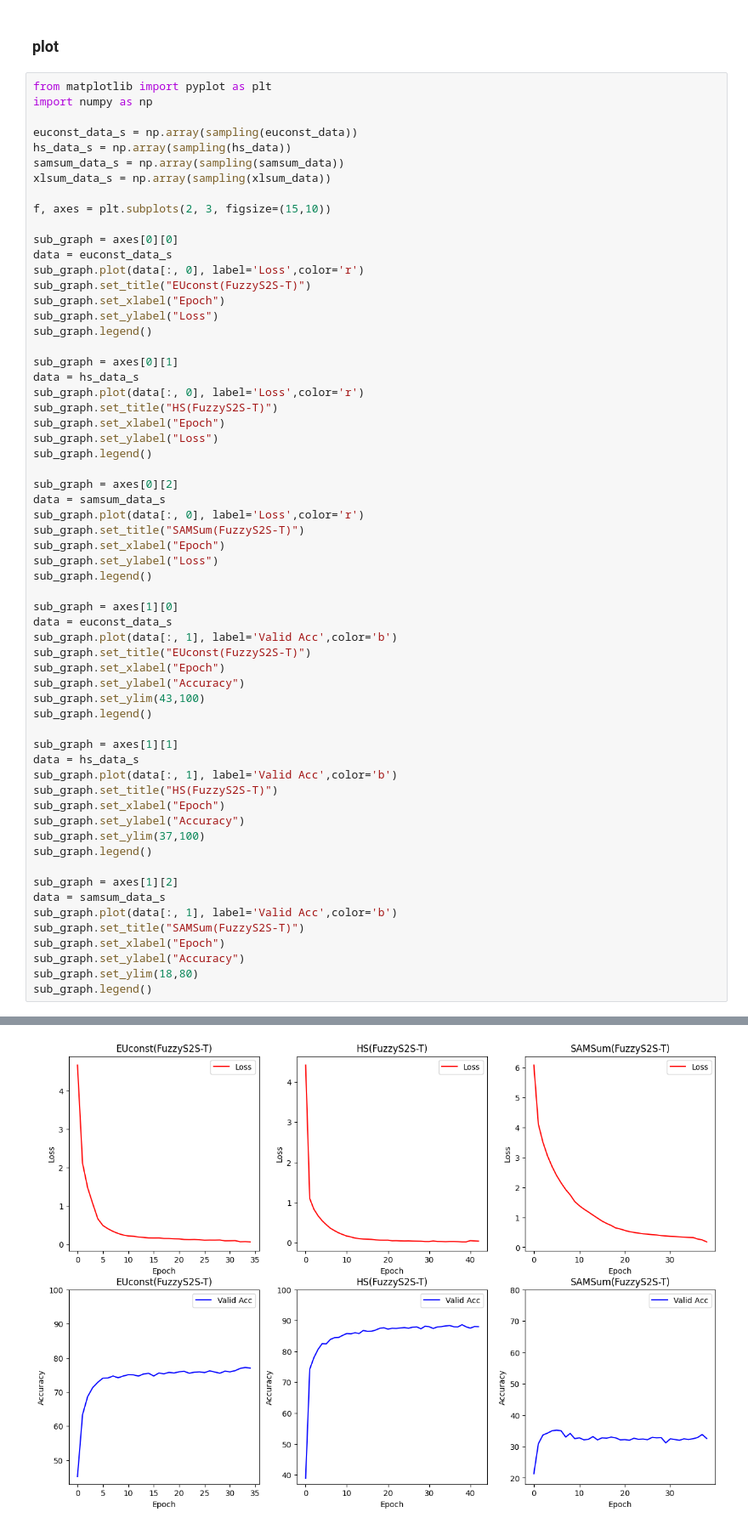
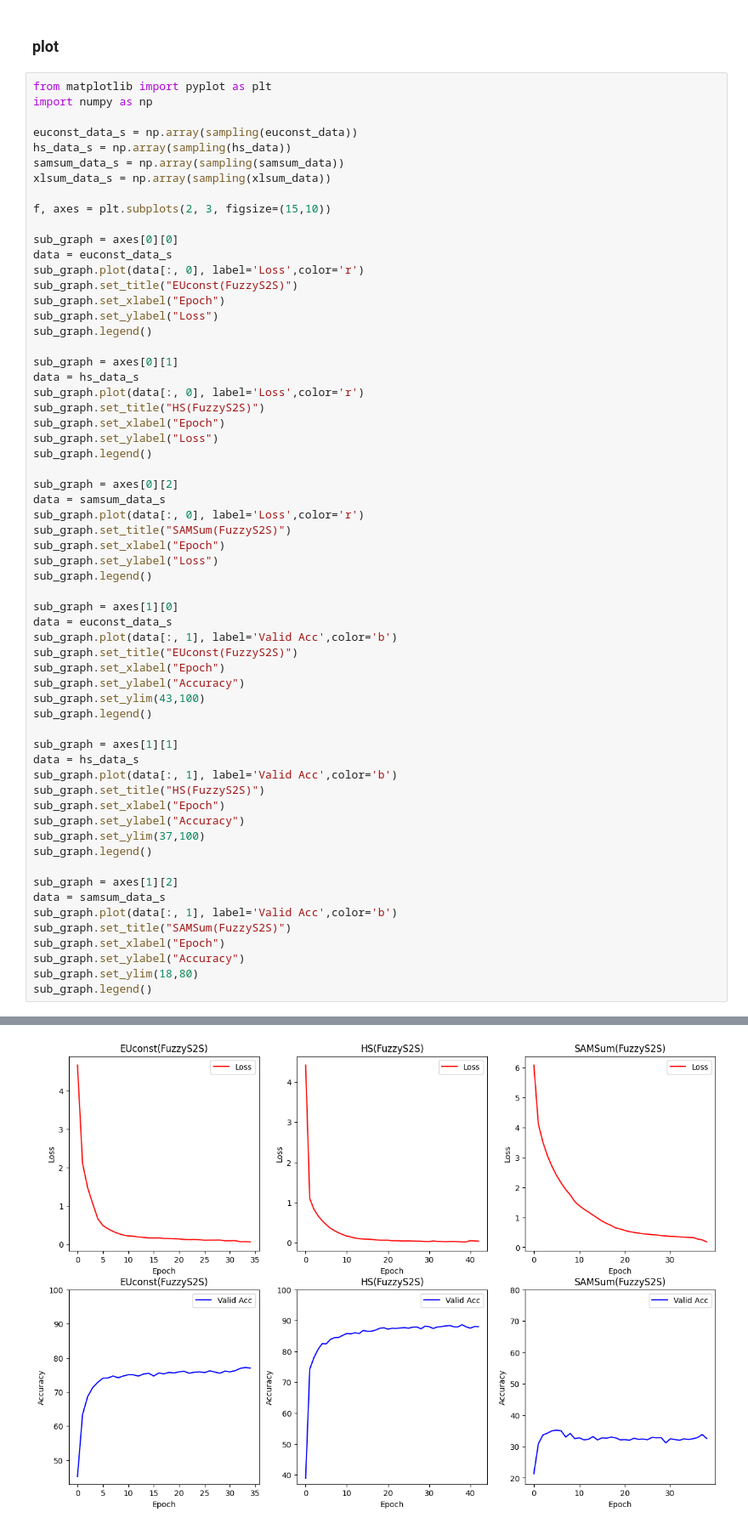
Before and after one commit to chinesebear/fuzzys2s, a Jupyter notebook: doc/Convergency.ipynb, the cells around one changed output, grey strips where cells are left out. Shown at 85% size. Cells and saved outputs as stored; diff of their text form.

```diff
--- a/doc/Convergency.ipynb
+++ b/doc/Convergency.ipynb
@@ -106,7 +106,7 @@ f, axes = plt.subplots(2, 3, figsize=(15,10))
 sub_graph = axes[0][0]
 data = euconst_data_s
 sub_graph.plot(data[:, 0], label='Loss',color='r')
-sub_graph.set_title("EUconst(FuzzyS2S-T)")
+sub_graph.set_title("EUconst(FuzzyS2S)")
 sub_graph.set_xlabel("Epoch")
 sub_graph.set_ylabel("Loss")
 sub_graph.legend()
@@ -114,7 +114,7 @@ sub_graph.legend()
 sub_graph = axes[0][1]
 data = hs_data_s
 sub_graph.plot(data[:, 0], label='Loss',color='r')
-sub_graph.set_title("HS(FuzzyS2S-T)")
+sub_graph.set_title("HS(FuzzyS2S)")
 sub_graph.set_xlabel("Epoch")
 sub_graph.set_ylabel("Loss")
 sub_graph.legend()
@@ -122,37 +122,37 @@ sub_graph.legend()
 sub_graph = axes[0][2]
 data = samsum_data_s
 sub_graph.plot(data[:, 0], label='Loss',color='r')
-sub_graph.set_title("SAMSum(FuzzyS2S-T)")
+sub_graph.set_title("SAMSum(FuzzyS2S)")
 sub_graph.set_xlabel("Epoch")
 sub_graph.set_ylabel("Loss")
 sub_graph.legend()
 
 sub_graph = axes[1][0]
 data = euconst_data_s
 sub_graph.plot(data[:, 1], label='Valid Acc',color='b')
-sub_graph.set_title("EUconst(FuzzyS2S-T)")
+sub_graph.set_title("EUconst(FuzzyS2S)")
 sub_graph.set_xlabel("Epoch")
 sub_graph.set_ylabel("Accuracy")
 sub_graph.set_ylim(43,100)
 sub_graph.legend()
 
 sub_graph = axes[1][1]
 data = hs_data_s
 sub_graph.plot(data[:, 1], label='Valid Acc',color='b')
-sub_graph.set_title("HS(FuzzyS2S-T)")
+sub_graph.set_title("HS(FuzzyS2S)")
 sub_graph.set_xlabel("Epoch")
 sub_graph.set_ylabel("Accuracy")
 sub_graph.set_ylim(37,100)
 sub_graph.legend()
 
 sub_graph = axes[1][2]
 data = samsum_data_s
 sub_graph.plot(data[:, 1], label='Valid Acc',color='b')
-sub_graph.set_title("SAMSum(FuzzyS2S-T)")
+sub_graph.set_title("SAMSum(FuzzyS2S)")
 sub_graph.set_xlabel("Epoch")
 sub_graph.set_ylabel("Accuracy")
 sub_graph.set_ylim(18,80)
 sub_graph.legend()
 # %% [output]
 <matplotlib.legend.Legend at 0x...>
-[figure, old version]
+[figure, new version]
```
Also changed, not shown: 1 other file.
